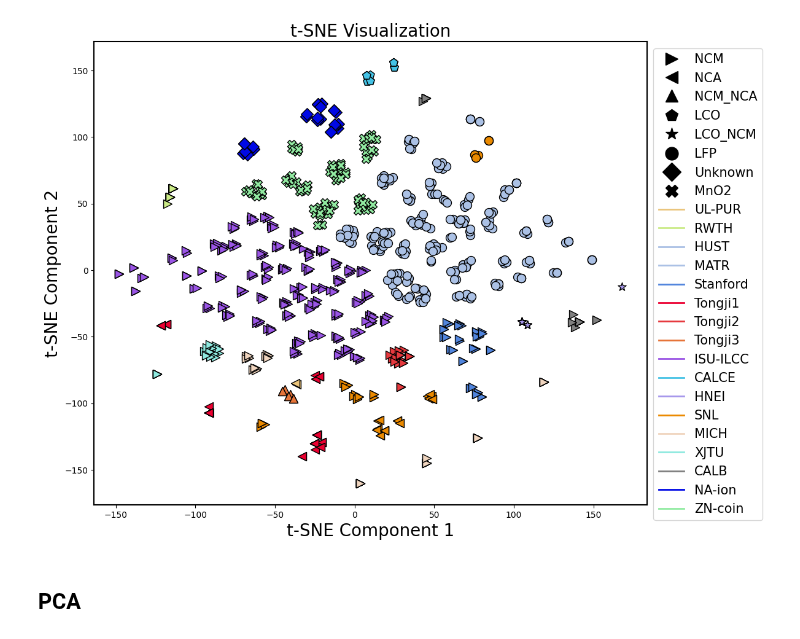
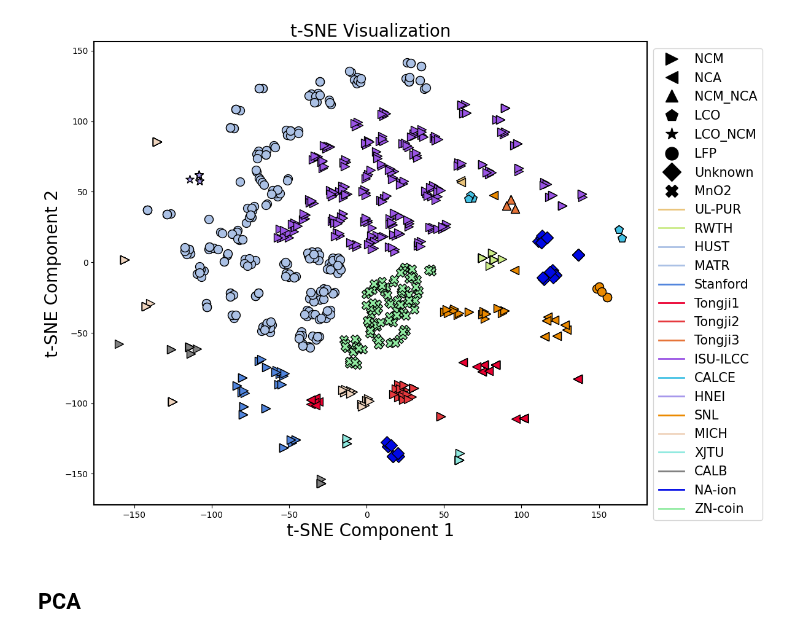
Before and after one commit to Ruifeng-Tan/PBT, a Jupyter notebook: visualize_precomputed_embeddings.ipynb, the cells around one changed output. Saved outputs shown, nothing was run; the diff lists cells and outputs as text; code cells hidden in the pictures.

```diff
--- a/visualize_precomputed_embeddings.ipynb
+++ b/visualize_precomputed_embeddings.ipynb
@@ -52,7 +52,7 @@ def array_in_list(arr, list_of_arrays):
     return any(np.array_equal(arr, existing_arr) for existing_arr in list_of_arrays)
 
 visualize_all = True
-model_name = 'Qwen3_8B' # ['Llama', 'Qwen3_0.6B', 'Qwen3_8B']
+model_name = 'Llama' # ['Llama', 'Qwen3_0.6B', 'Qwen3_8B']
 data_path = f'/data/trf/python_works/BatteryLife/dataset/training_DKP_embed_all_{model_name}.pkl'
 val_data_path = f'/data/trf/python_works/BatteryLife/dataset/validation_DKP_embed_all_{model_name}.pkl'
 test_data_path = f'/data/trf/python_works/BatteryLife/dataset/testing_DKP_embed_all_{model_name}.pkl'
@@ -115,34 +115,34 @@ dataset_color = {
 
 appear_cathodeNames = []
 for i in range(len(tmp_total_features)):
     if cathode_names[i] not in appear_cathodeNames:
         plt.scatter(tsne_results[i, 0], tsne_results[i, 1],
                     c=dataset_color[dataset_names[i]],  # Color by cluster label
                     marker=dataset_shape_map[cathode_names[i]],  # Shape by dataset name
                      s=100, edgecolor='k', label=cathode_names[i])
     else:
         plt.scatter(tsne_results[i, 0], tsne_results[i, 1],
                     c=dataset_color[dataset_names[i]],  # Color by cluster label
                     marker=dataset_shape_map[cathode_names[i]],  # Shape by dataset name
                     s=100, edgecolor='k')
     appear_cathodeNames.append(cathode_names[i])
 
 # Add labels and title
 plt.title("t-SNE Visualization", fontsize=20)
 plt.xlabel("t-SNE Component 1", fontsize=20)
 plt.ylabel("t-SNE Component 2", fontsize=20)
 
 # Custom legend for cluster shapes only (no color distinction)
 legend_shapes = [Line2D([], [], marker=shape, color='black', linestyle='None', markersize=15, label=name) for name, shape in dataset_shape_map.items()]
 legend_colors = [Line2D([], [], marker='None', color=color, linestyle='-', markersize=15, label=name, lw=2) for name, color in dataset_color.items()]
 plt.legend(loc='upper left', bbox_to_anchor=(1.0, 1), fontsize=15, handles=legend_shapes+legend_colors)
 
 set_ax_linewidth(plt.gca())
 fig.tight_layout()
 plt.savefig('./figures/t-SNE_clustering.jpg', dpi=600, bbox_inches='tight')
 plt.show()
 # %% [output]
-[figure, old version]
+[figure, new version]
 # %% [markdown]
 ## PCA
 # %%
```
Also changed, not shown: parts of 1 cell of this notebook, 3 other files.
